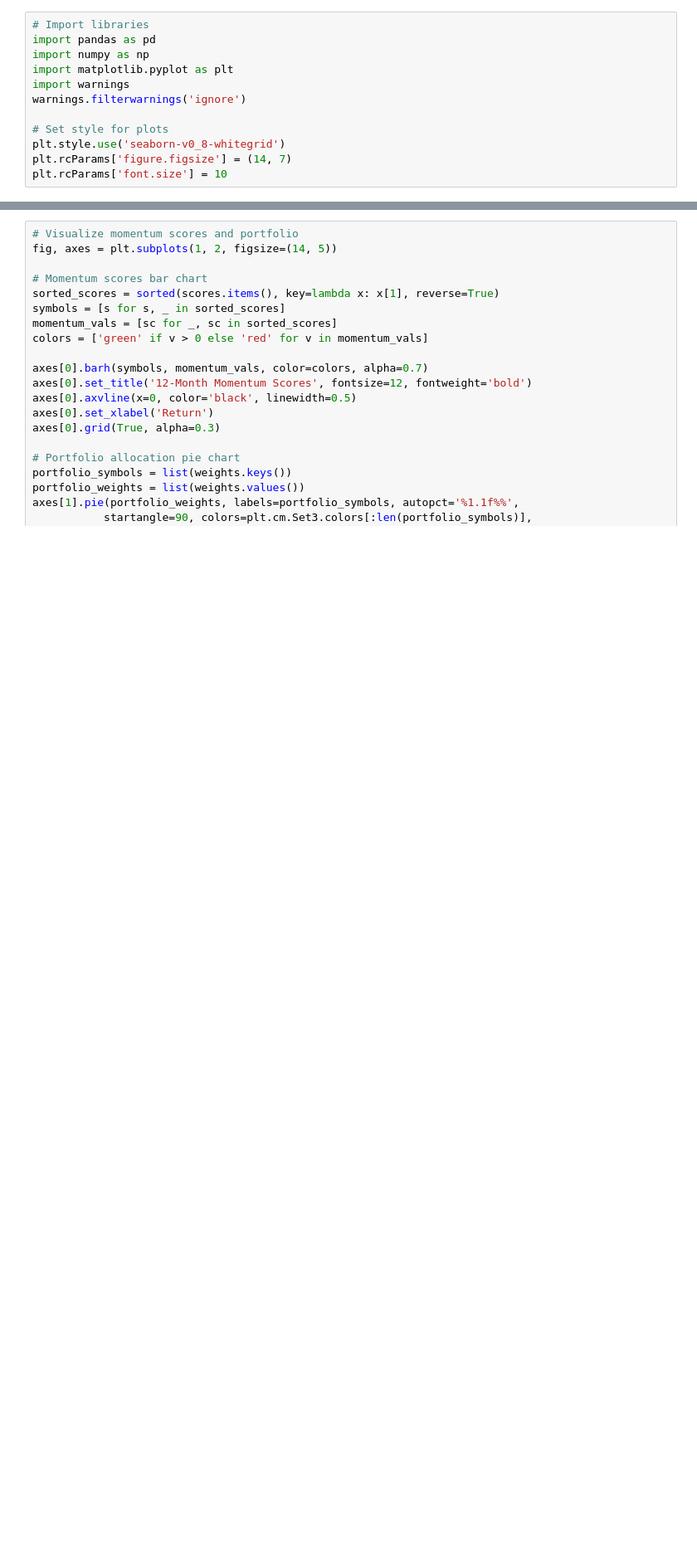
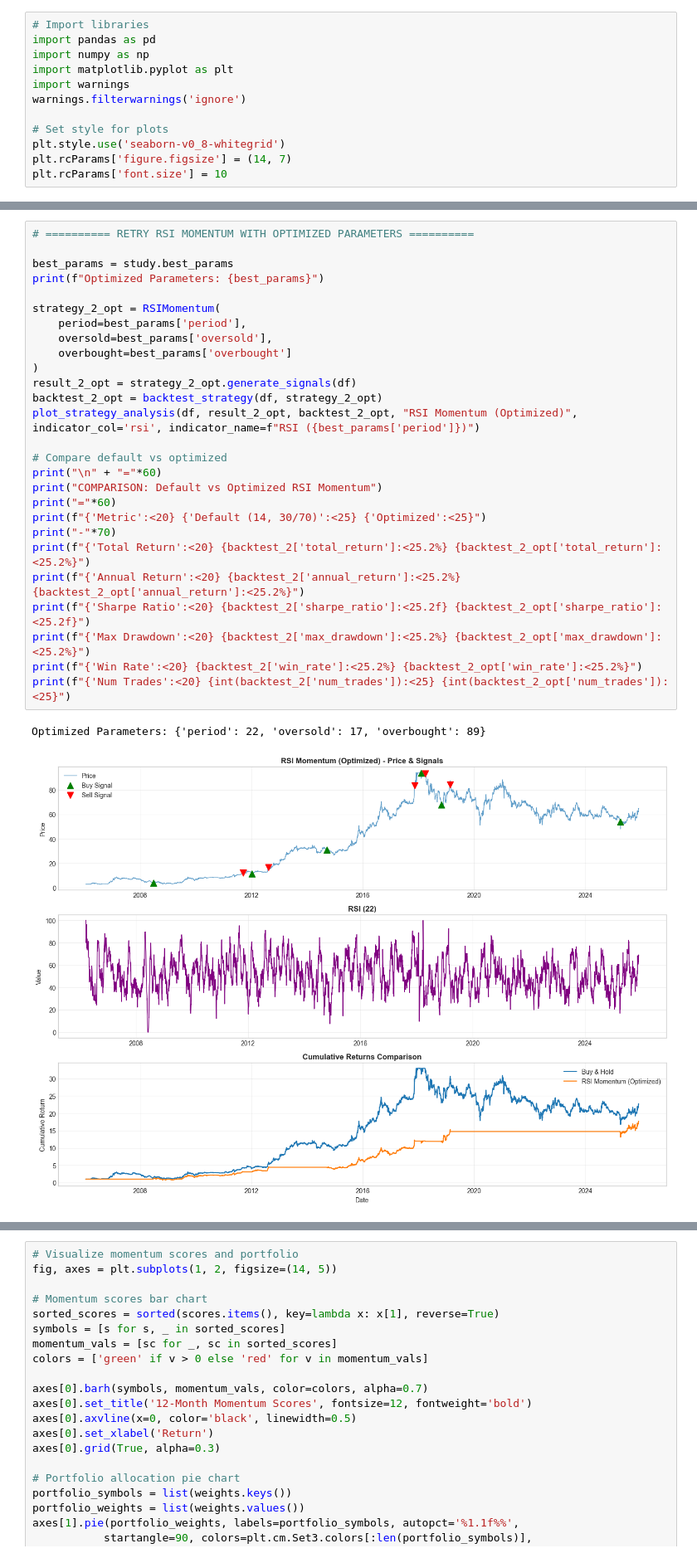
Before and after one commit to NgokNgo/computational-finance, a Jupyter notebook: notebooks/01BasicStrategies.ipynb, the cells around one changed output, grey strips where cells are left out. Shown at 83% size. Cells and saved outputs as stored; diff of their text form; blank space fills up the shorter version.

```diff
--- a/notebooks/01BasicStrategies.ipynb
+++ b/notebooks/01BasicStrategies.ipynb
@@ -765,0 +323,30 @@ Top N: 3 stocks
+# %%
+# ========== RETRY RSI MOMENTUM WITH OPTIMIZED PARAMETERS ==========
+
+best_params = study.best_params
+print(f"Optimized Parameters: {best_params}")
+
+strategy_2_opt = RSIMomentum(
+    period=best_params['period'],
+    oversold=best_params['oversold'],
+    overbought=best_params['overbought']
+)
+result_2_opt = strategy_2_opt.generate_signals(df)
+backtest_2_opt = backtest_strategy(df, strategy_2_opt)
+plot_strategy_analysis(df, result_2_opt, backtest_2_opt, "RSI Momentum (Optimized)", indicator_col='rsi', indicator_name=f"RSI ({best_params['period']})")
+
+# Compare default vs optimized
+print("\n" + "="*60)
+print("COMPARISON: Default vs Optimized RSI Momentum")
+print("="*60)
+print(f"{'Metric':<20} {'Default (14, 30/70)':<25} {'Optimized':<25}")
+print("-"*70)
+print(f"{'Total Return':<20} {backtest_2['total_return']:<25.2%} {backtest_2_opt['total_return']:<25.2%}")
+print(f"{'Annual Return':<20} {backtest_2['annual_return']:<25.2%} {backtest_2_opt['annual_return']:<25.2%}")
+print(f"{'Sharpe Ratio':<20} {backtest_2['sharpe_ratio']:<25.2f} {backtest_2_opt['sharpe_ratio']:<25.2f}")
+print(f"{'Max Drawdown':<20} {backtest_2['max_drawdown']:<25.2%} {backtest_2_opt['max_drawdown']:<25.2%}")
+print(f"{'Win Rate':<20} {backtest_2['win_rate']:<25.2%} {backtest_2_opt['win_rate']:<25.2%}")
+print(f"{'Num Trades':<20} {int(backtest_2['num_trades']):<25} {int(backtest_2_opt['num_trades']):<25}")
+# %% [output]
+Optimized Parameters: {'period': 22, 'oversold': 17, 'overbought': 89}
+[figure, added]
```
Also changed, not shown: parts of 58 cells of this notebook, 15 other files.
